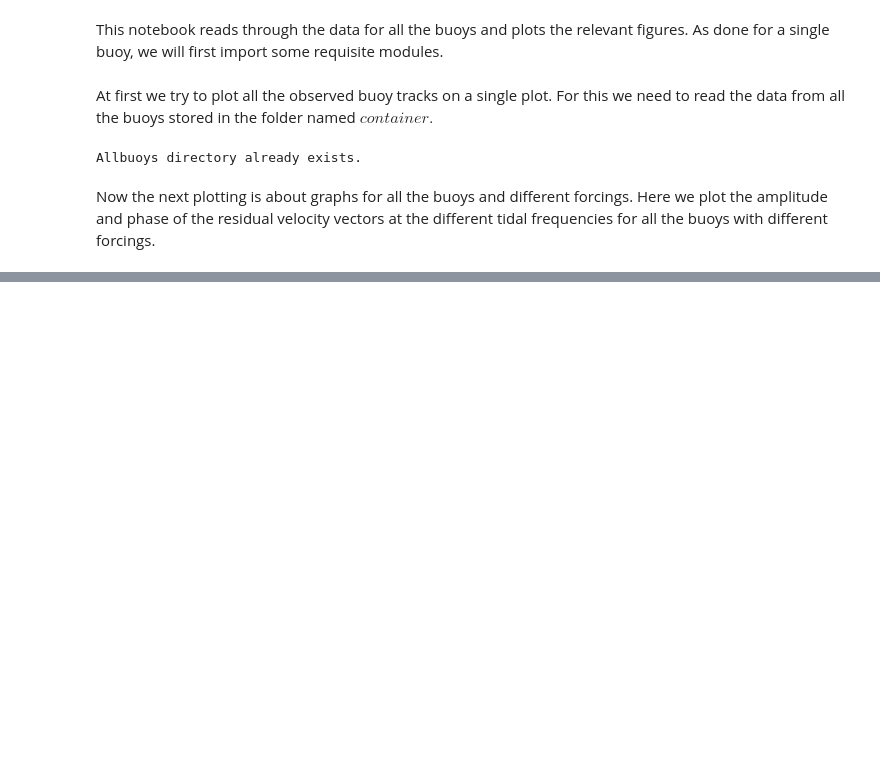
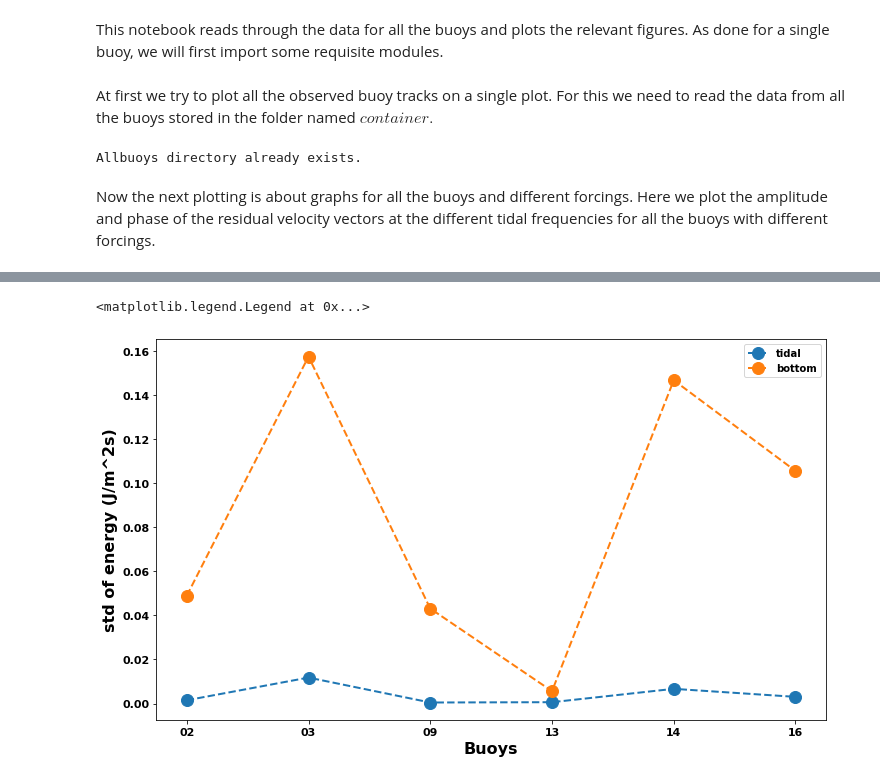
Before and after one commit to AmeyV05/Drifting-buoys-model, a Jupyter notebook: py_script_files/Plotting_allbuoys.ipynb, the cells around one changed output, grey strips where cells are left out. Drawn from its saved outputs; the diff is of its cells as text; code cells hidden in the pictures; blank space fills up the shorter version.

```diff
--- a/py_script_files/Plotting_allbuoys.ipynb
+++ b/py_script_files/Plotting_allbuoys.ipynb
@@ -124,0 +226,19 @@ def plottidal(tide,ftyp,loc,barray,btidval,stidval,ftidval):
+# %%
+#plotting.
+# i=4 is the total number of lines or variables to be plotted
+#mean plot.
+valtyp=['wind','water','tidal','bottom']
+fig=plt.figure(figsize=(12,7),frameon=True)
+for i in range(4):
+    if i>1:
+        val=[]
+        for b in barray:
+            meanstd=enerval[b]
+            val=np.append(val,meanstd[1,i])
+        plt.plot(barray,val, marker='o', linestyle='dashed',linewidth=2, markersize=12,label=valtyp[i])
+plt.xlabel('Buoys',fontsize=16,fontweight='bold')
+plt.ylabel('std of energy (J/m^2s)',fontsize=16,fontweight='bold')
+plt.legend(loc=1)
+# %% [output]
+<matplotlib.legend.Legend at 0x...>
+[figure, added]
```
Also changed, not shown: parts of 16 cells of this notebook, 17 other files.
